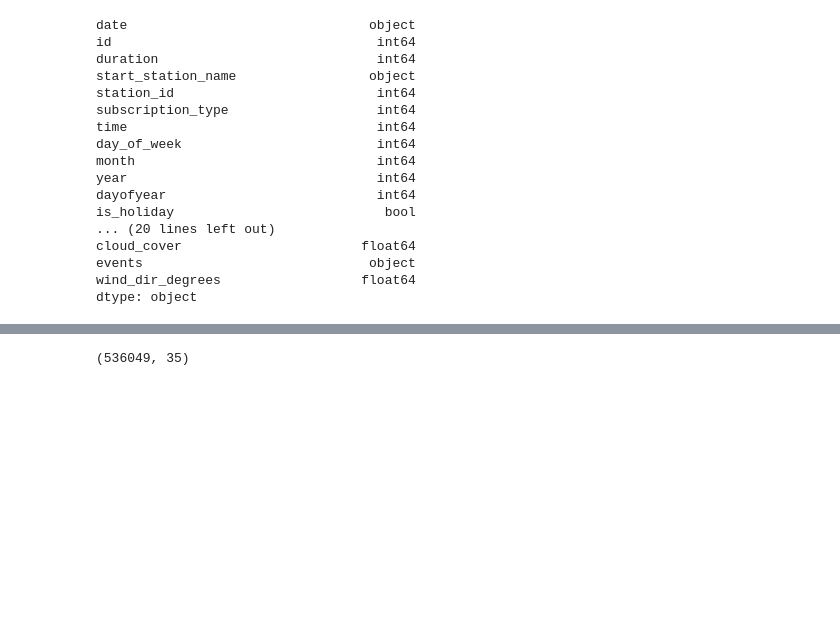
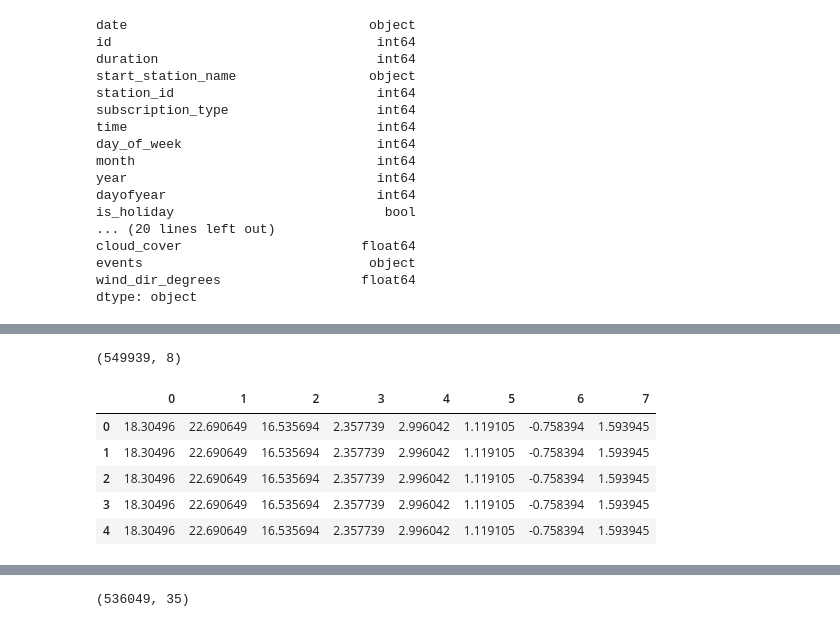
Before and after one commit to pabloernesto/sfBikes, a Jupyter notebook: scriptML_robert.ipynb, the cells around one changed output, grey strips where cells are left out. Drawn from its saved outputs; the diff is of its cells as text; code cells hidden in the pictures; blank space fills up the shorter version.

```diff
--- a/scriptML_robert.ipynb
+++ b/scriptML_robert.ipynb
@@ -290,0 +521,13 @@ trainCategories.head()
+# %%
+trainRpca.shape
+# %% [output]
+(549939, 8)
+# %%
+trainRpca.head()
+# %% [output]
+|  | 0 | 1 | 2 | 3 | 4 | 5 | 6 | 7 |
+| 0 | 18.30496 | 22.690649 | 16.535694 | 2.357739 | 2.996042 | 1.119105 | -0.758394 | 1.593945 |
+| 1 | 18.30496 | 22.690649 | 16.535694 | 2.357739 | 2.996042 | 1.119105 | -0.758394 | 1.593945 |
+| 2 | 18.30496 | 22.690649 | 16.535694 | 2.357739 | 2.996042 | 1.119105 | -0.758394 | 1.593945 |
+| 3 | 18.30496 | 22.690649 | 16.535694 | 2.357739 | 2.996042 | 1.119105 | -0.758394 | 1.593945 |
+| 4 | 18.30496 | 22.690649 | 16.535694 | 2.357739 | 2.996042 | 1.119105 | -0.758394 | 1.593945 |
```
Also changed, not shown: parts of 71 cells of this notebook.
